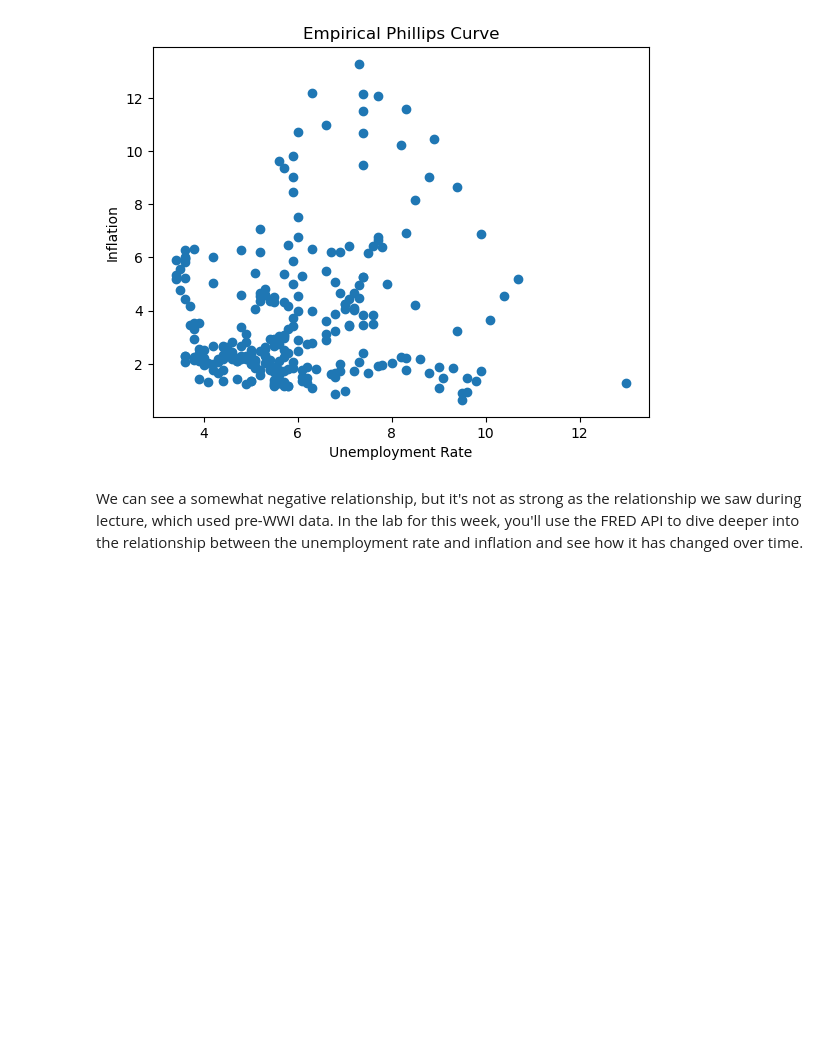
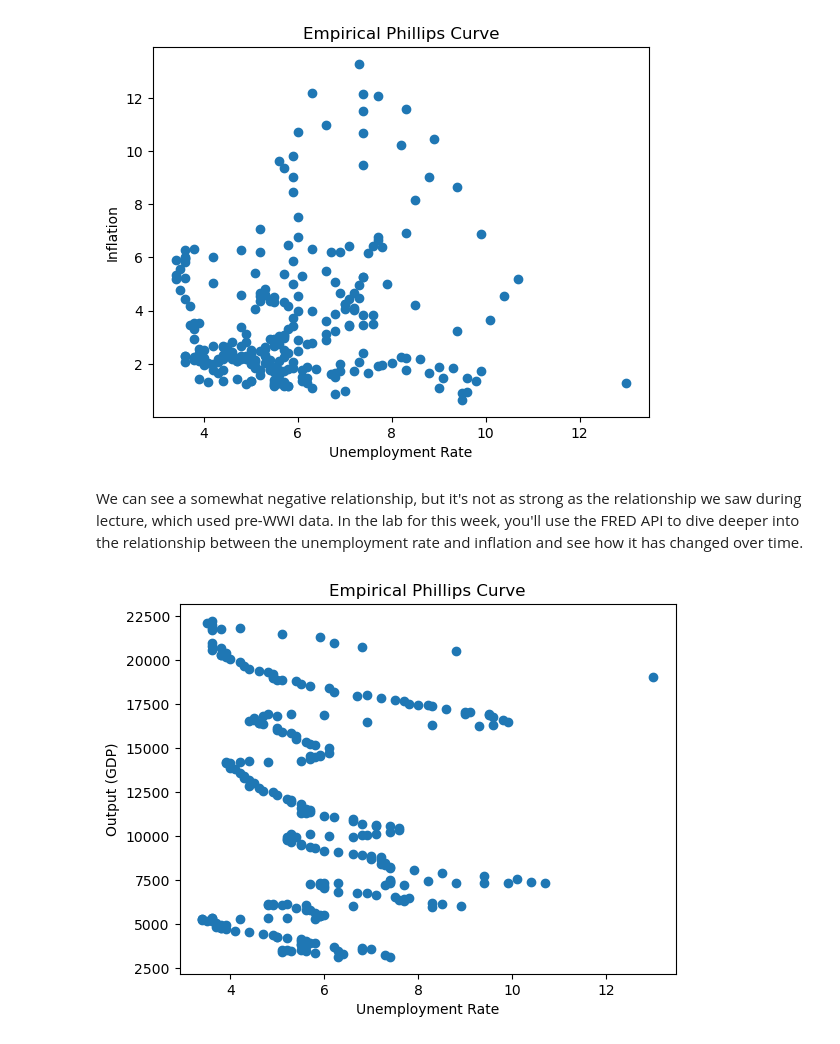
Before and after one commit to data-88e/fa23-materials, a Jupyter notebook: lec/lec10/macro-fred-api.ipynb, the cells around one changed output. Saved outputs shown, nothing was run; the diff lists cells and outputs as text; code cells hidden in the pictures; blank space fills up the shorter version.

```diff
--- a/lec/lec10/macro-fred-api.ipynb
+++ b/lec/lec10/macro-fred-api.ipynb
@@ -322,3 +322,10 @@ plt.ylabel('Inflation');
 [figure]
 # %% [markdown]
 We can see a somewhat negative relationship, but it's not as strong as the relationship we saw during lecture, which used pre-WWI data. In the lab for this week, you'll use the FRED API to dive deeper into the relationship between the unemployment rate and inflation and see how it has changed over time.
+# %%
+plt.scatter(macroeconomics['UNRATE_lin'], macroeconomics['GDPC1_lin'])
+plt.title('Empirical Phillips Curve')
+plt.xlabel('Unemployment Rate')
+plt.ylabel('Output (GDP)');
+# %% [output]
+[figure, added]
```
Also changed, not shown: parts of 1 cell of this notebook.
